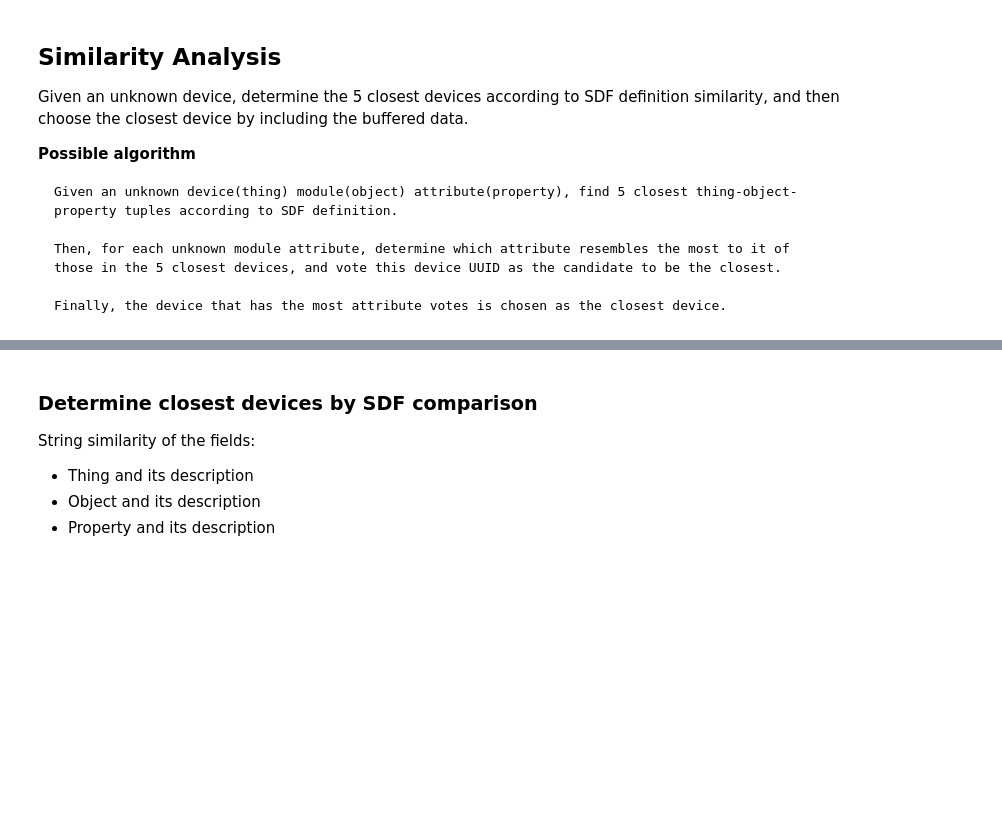
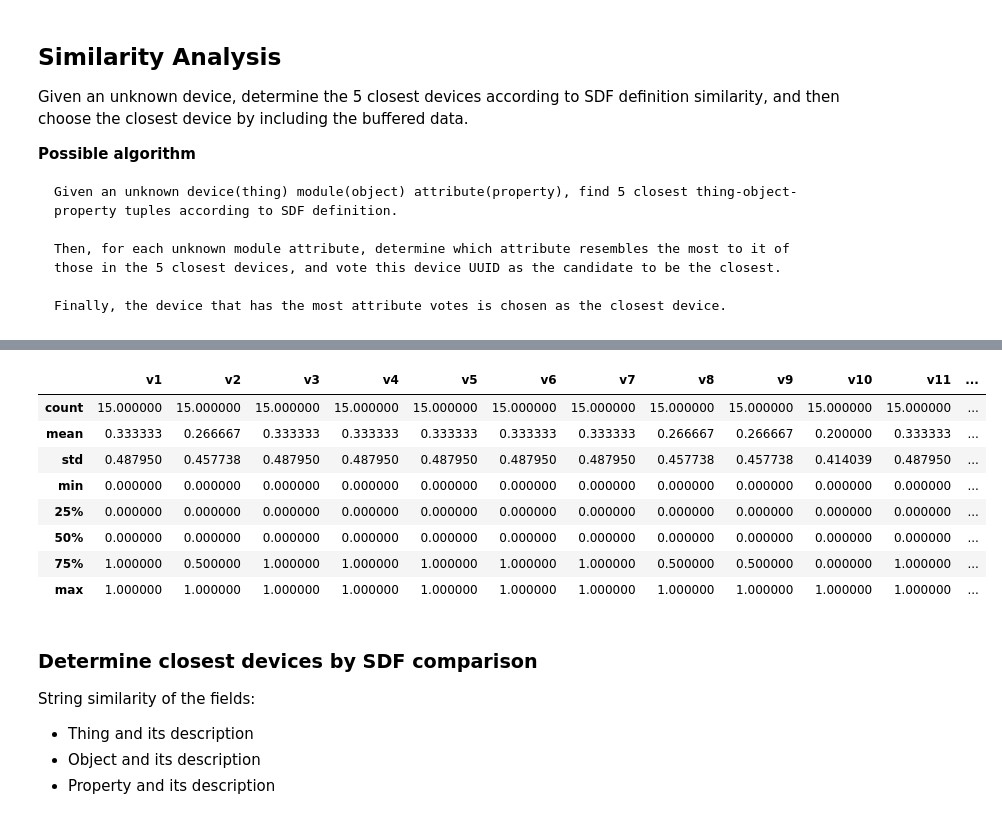
Before and after one commit to alejp1998/kg-iot-dt, a Jupyter notebook: kgdt/devs_similarity.ipynb, the cells around one changed output, grey strips where cells are left out. Cells and saved outputs as stored; diff of their text form; code cells hidden in the pictures; blank space fills up the shorter version.

```diff
--- a/kgdt/devs_similarity.ipynb
+++ b/kgdt/devs_similarity.ipynb
@@ -113,4 +113,16 @@ devs_df[devs_df.dev=='AirQualityModified']
 4 rows × 24 columns
+# %%
+devs_df[devs_df.attrib == 'status'].describe()
+# %% [output]
+|  | v1 | v2 | v3 | v4 | v5 | v6 | v7 | v8 | v9 | v10 | v11 | ... |
+| count | 15.000000 | 15.000000 | 15.000000 | 15.000000 | 15.000000 | 15.000000 | 15.000000 | 15.000000 | 15.000000 | 15.000000 | 15.000000 | ... |
+| mean | 0.333333 | 0.266667 | 0.333333 | 0.333333 | 0.333333 | 0.333333 | 0.333333 | 0.266667 | 0.266667 | 0.200000 | 0.333333 | ... |
+| std | 0.487950 | 0.457738 | 0.487950 | 0.487950 | 0.487950 | 0.487950 | 0.487950 | 0.457738 | 0.457738 | 0.414039 | 0.487950 | ... |
+| min | 0.000000 | 0.000000 | 0.000000 | 0.000000 | 0.000000 | 0.000000 | 0.000000 | 0.000000 | 0.000000 | 0.000000 | 0.000000 | ... |
+| 25% | 0.000000 | 0.000000 | 0.000000 | 0.000000 | 0.000000 | 0.000000 | 0.000000 | 0.000000 | 0.000000 | 0.000000 | 0.000000 | ... |
+| 50% | 0.000000 | 0.000000 | 0.000000 | 0.000000 | 0.000000 | 0.000000 | 0.000000 | 0.000000 | 0.000000 | 0.000000 | 0.000000 | ... |
+| 75% | 1.000000 | 0.500000 | 1.000000 | 1.000000 | 1.000000 | 1.000000 | 1.000000 | 0.500000 | 0.500000 | 0.000000 | 1.000000 | ... |
+| max | 1.000000 | 1.000000 | 1.000000 | 1.000000 | 1.000000 | 1.000000 | 1.000000 | 1.000000 | 1.000000 | 1.000000 | 1.000000 | ... |
 # %%
 # Unknown device
 unknown_dev_name = 'AirQualityModified'
```
Also changed, not shown: parts of 5 cells of this notebook, 4 other files.
